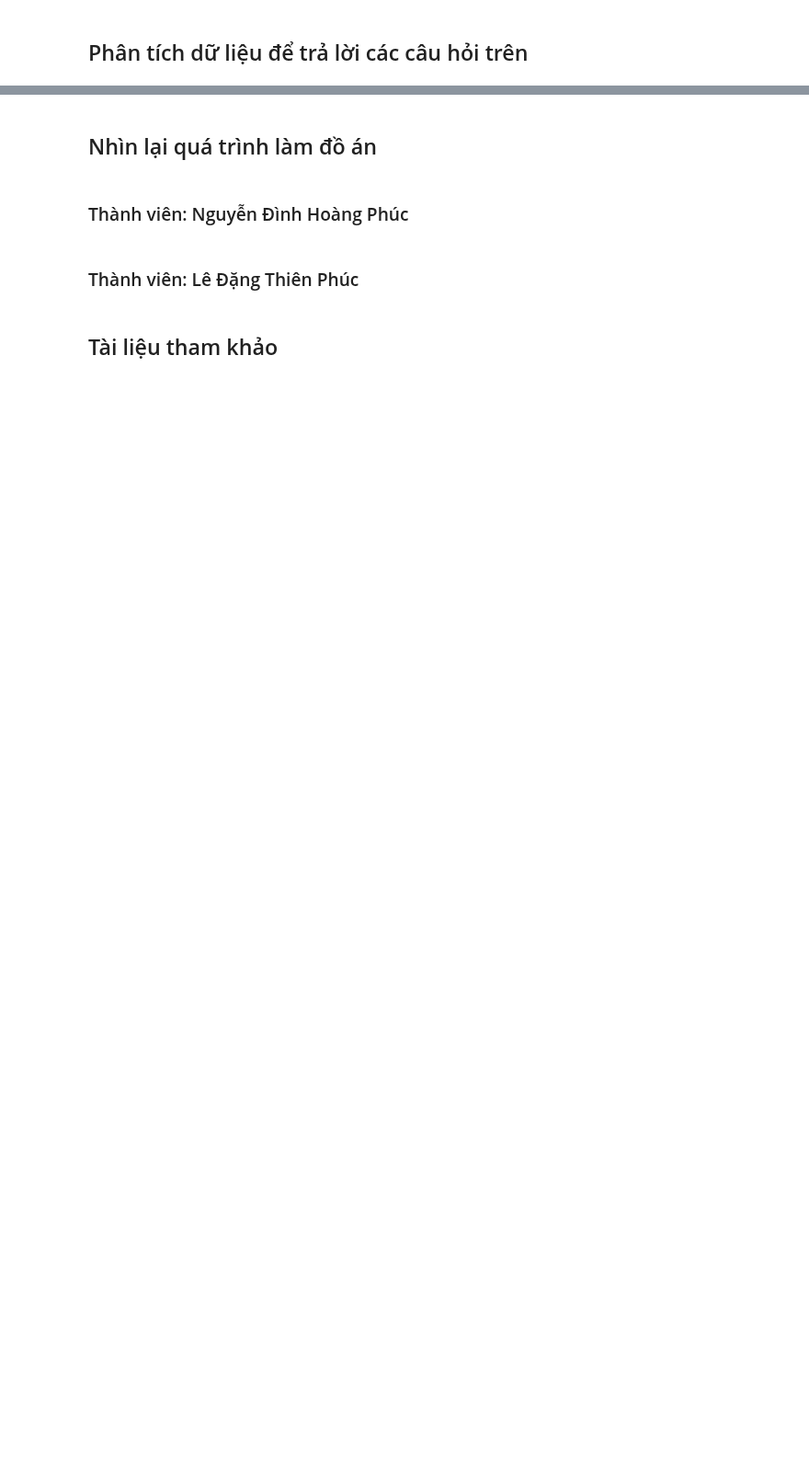
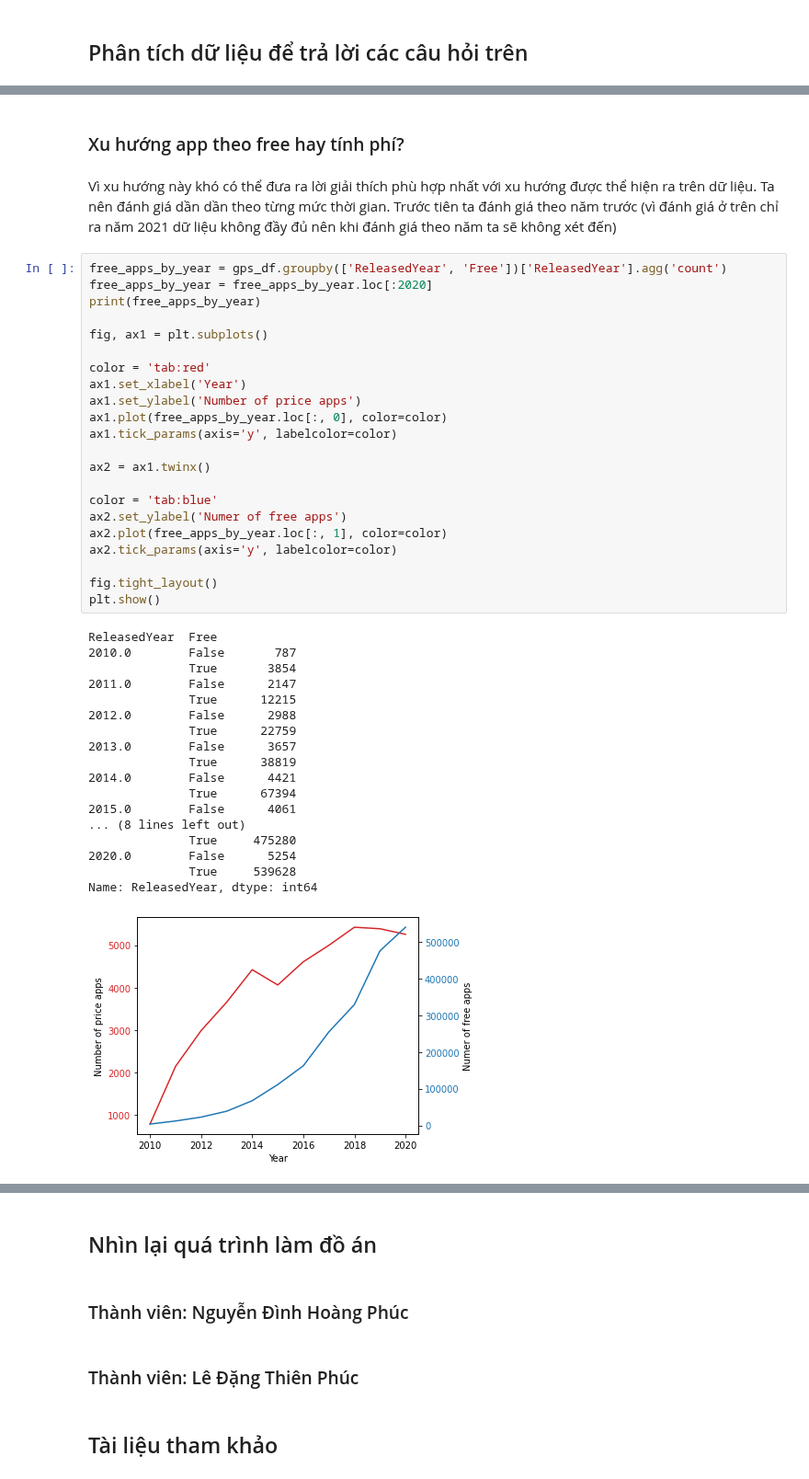
Before and after one commit to ldtpvince/P4DS_FINAL_PJ, a Jupyter notebook: 18120143-18120512.ipynb, the cells around one changed output, grey strips where cells are left out. Shown at 92% size. Drawn from its saved outputs; the diff is of its cells as text; blank space fills up the shorter version.

```diff
--- a/18120143-18120512.ipynb
+++ b/18120143-18120512.ipynb
@@ -265,0 +409,45 @@ Developer nào có tổng số lượt tải các app cao nhất?
+# %% [markdown]
+### Xu hướng app theo free hay tính phí?
+# %% [markdown]
+Vì xu hướng này khó có thể đưa ra lời giải thích phù hợp nhất với xu hướng được thể hiện ra trên dữ liệu. Ta nên đánh giá dần dần theo từng mức thời gian. Trước tiên ta đánh giá theo năm trước (vì đánh giá ở trên chỉ ra năm 2021 dữ liệu không đầy đủ nên khi đánh giá theo năm ta sẽ không xét đến)
+# %%
+free_apps_by_year = gps_df.groupby(['ReleasedYear', 'Free'])['ReleasedYear'].agg('count')
+free_apps_by_year = free_apps_by_year.loc[:2020]
+print(free_apps_by_year)
+
+fig, ax1 = plt.subplots()
+
+color = 'tab:red'
+ax1.set_xlabel('Year')
+ax1.set_ylabel('Number of price apps')
+ax1.plot(free_apps_by_year.loc[:, 0], color=color)
+ax1.tick_params(axis='y', labelcolor=color)
+
+ax2 = ax1.twinx()
+
+color = 'tab:blue'
+ax2.set_ylabel('Numer of free apps')
+ax2.plot(free_apps_by_year.loc[:, 1], color=color)
+ax2.tick_params(axis='y', labelcolor=color)
+
+fig.tight_layout()
+plt.show()
+# %% [output]
+ReleasedYear  Free
+2010.0        False       787
+              True       3854
+2011.0        False      2147
+              True      12215
+2012.0        False      2988
+              True      22759
+2013.0        False      3657
+              True      38819
+2014.0        False      4421
+              True      67394
+2015.0        False      4061
+... (8 lines left out)
+              True     475280
+2020.0        False      5254
+              True     539628
+Name: ReleasedYear, dtype: int64
+[figure, added]
```
Also changed, not shown: parts of 119 cells of this notebook.
